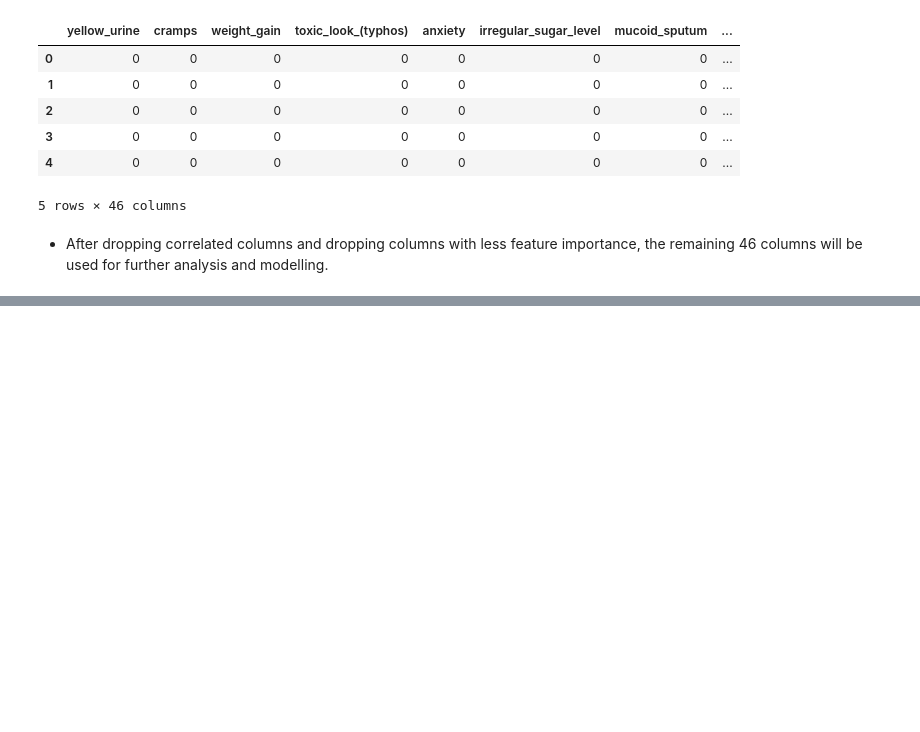
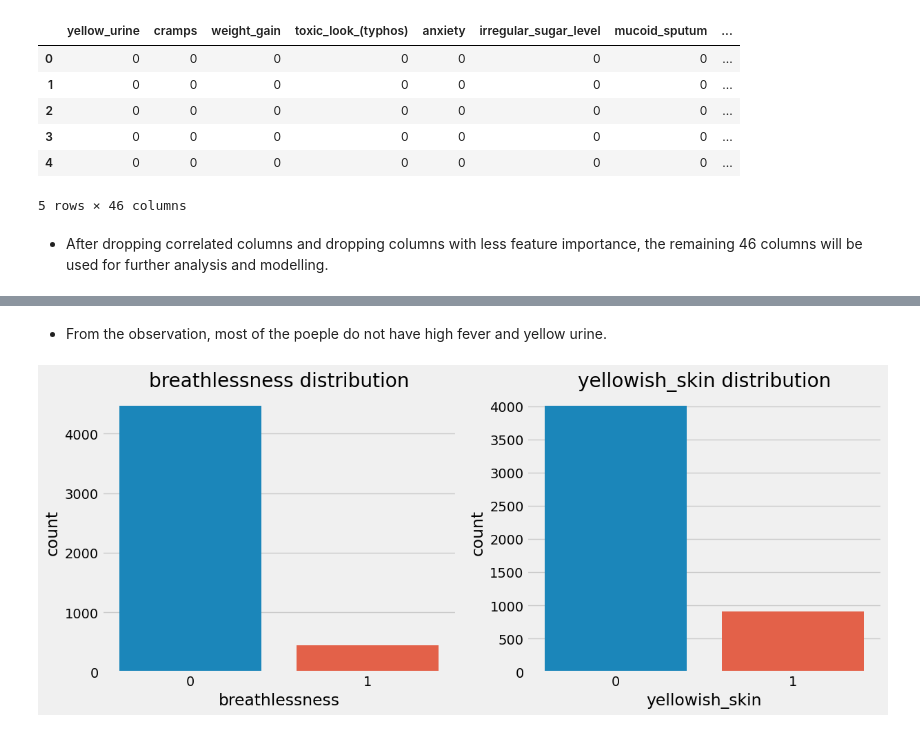
Before and after one commit to OSCA-Ado-Ekiti/Hacktoberfest-2023-Ekiti-DSN, a Jupyter notebook: Projects/Project_2/disease_diagnosis.ipynb, the cells around one changed output, grey strips where cells are left out. Drawn from its saved outputs; the diff is of its cells as text; code cells hidden in the pictures; blank space fills up the shorter version.

```diff
--- a/Projects/Project_2/disease_diagnosis.ipynb
+++ b/Projects/Project_2/disease_diagnosis.ipynb
@@ -252,0 +286,6 @@ new_df.head()
+# %% [markdown]
+- From the observation, most of the poeple do not have high fever and yellow urine.
+# %%
+countplot('breathlessness', 'yellowish_skin')
+# %% [output]
+[figure, added]
```
Also changed, not shown: parts of 14 cells of this notebook.
